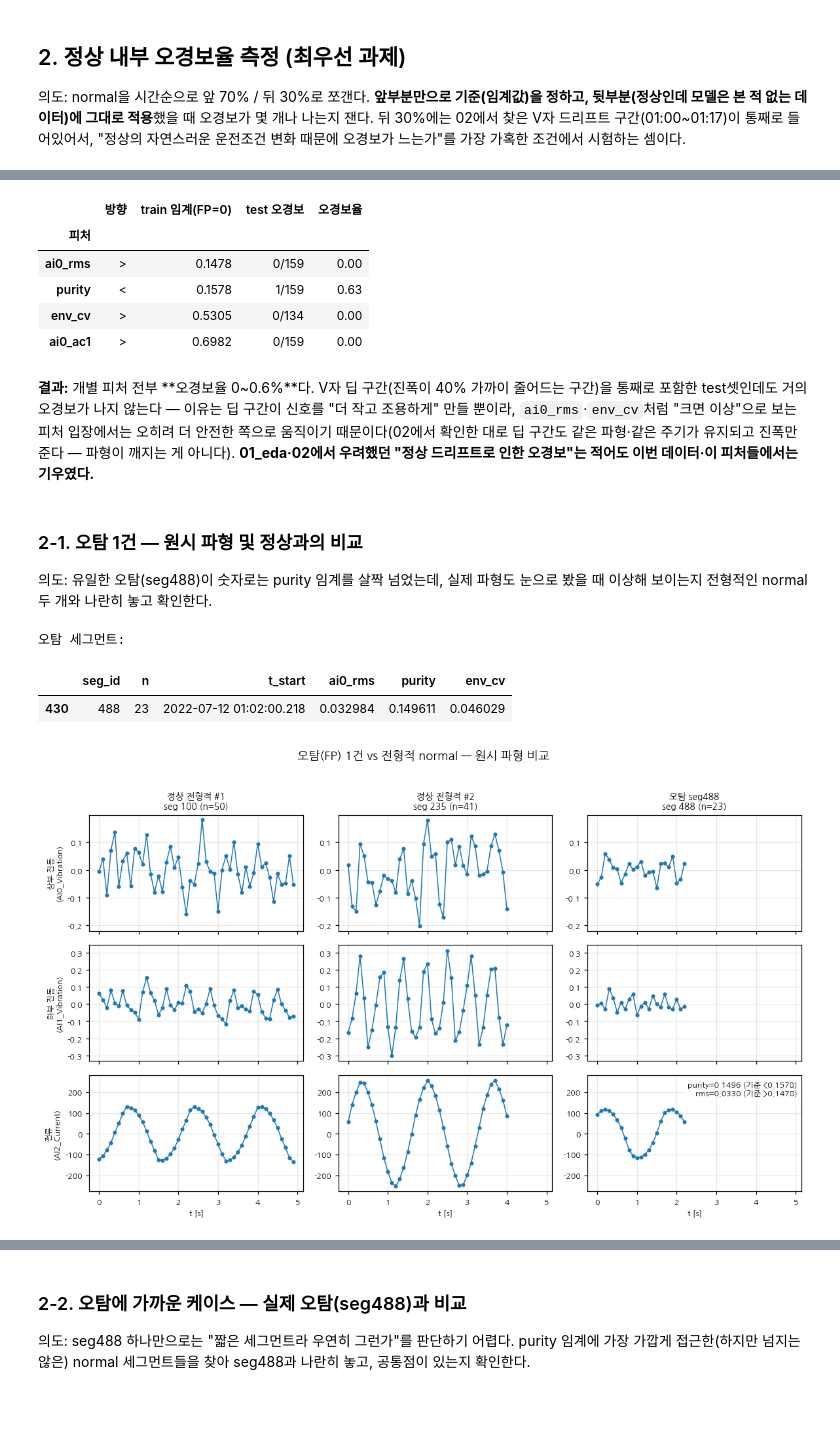
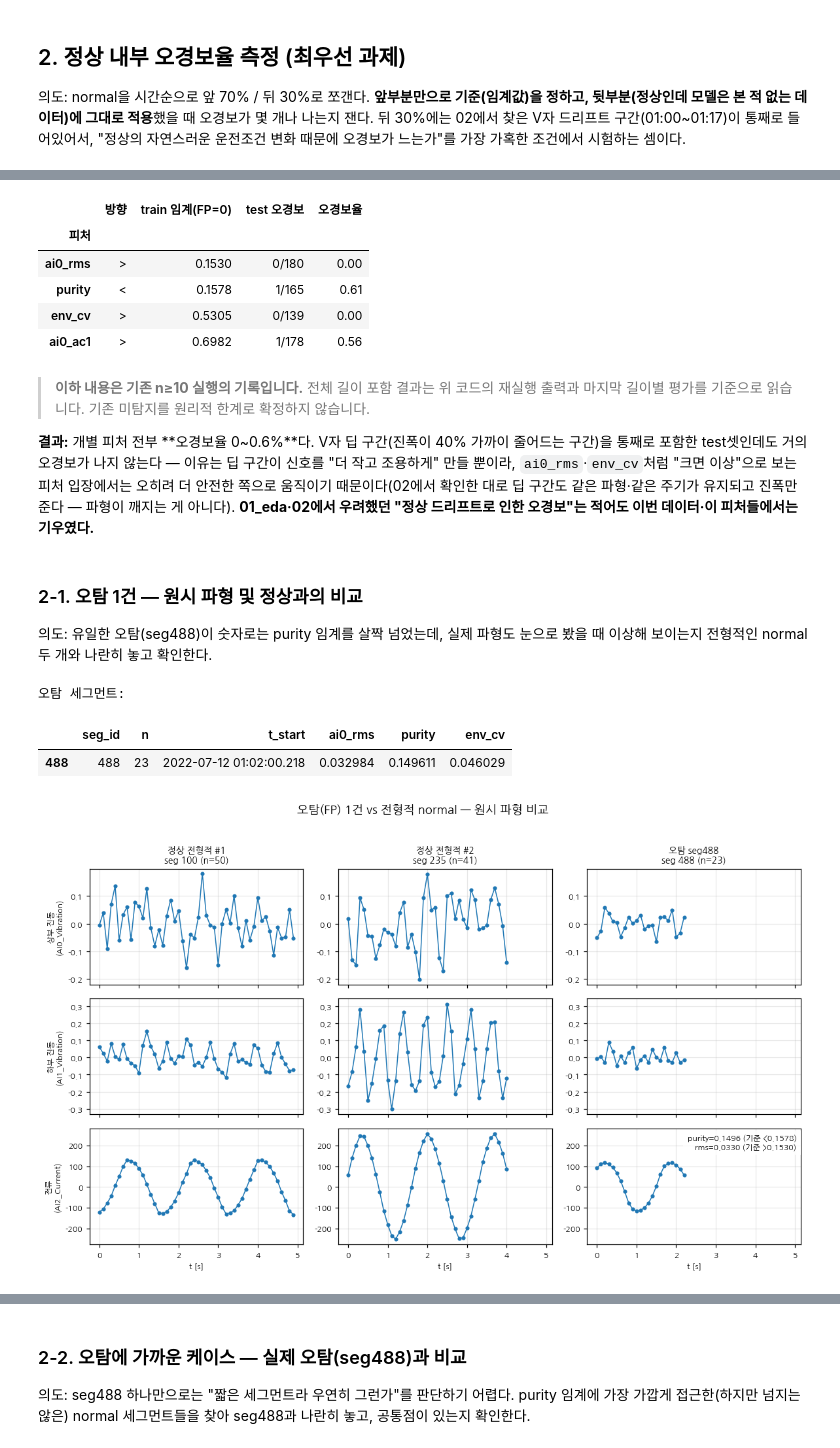
Before and after one commit to kimjaehyeonC/Kamp_AI, a Jupyter notebook: notebooks/03_feature.ipynb, the cells around one changed output, grey strips where cells are left out. Saved outputs shown, nothing was run; the diff lists cells and outputs as text; code cells hidden in the pictures; blank space fills up the shorter version.

```diff
--- a/notebooks/03_feature.ipynb
+++ b/notebooks/03_feature.ipynb
@@ -55,7 +53,7 @@ mpl.rcParams.update({"figure.dpi": 110, "axes.grid": True, "grid.alpha": .3,
 
 DATA_DIR = Path(os.environ.get("KAMP_DATA_DIR", "/mnt/d/data/kamp_ai/press_anomaly_dataset"))
 FS, GAP_THR = 10.0, 0.15
-MIN_N    = 10          # 01·02와 동일: 1초 미만 세그먼트는 제외
+MIN_N    = 1           # 짧은 세그먼트도 전부 포함해 길이별 오류율 평가
 COLOR    = {"normal": "#1f77b4", "outlier": "#d62728"}
 
 normal  = pd.read_csv(DATA_DIR / "press_data_normal.csv", index_col=0, parse_dates=["TimeStamp"])
@@ -85,7 +82,7 @@ def band_purity(x, fs=FS, fmin=1/2.2, fmax=1/0.9):
     P = np.abs(F) ** 2
     band = (freqs >= fmin) & (freqs <= fmax)
     tot = P[1:].sum()
-    return P[band].max() / tot if tot > 0 and band.any() else 0.0
+    return P[band].max() / tot if tot > 0 and band.any() else np.nan
 
 def envelope_cv(x, win=10):
     # 1초(10샘플) 서브윈도우별 RMS의 변동계수. 서브윈도우가 2개 미만(n<20)이면 NaN
@@ -160,16 +157,18 @@ for f, direction in FEATS.items():
     fa  = (test[f] > thr).sum() if direction == ">" else (test[f] < thr).sum()
     valid = test[f].notna().sum()
     rows.append({"피처": f, "방향": direction, "train 임계(FP=0)": round(thr, 4),
-                 "test 오경보": f"{fa}/{valid}", "오경보율": round(fa/valid*100, 2)})
+                 "test 오경보": f"{fa}/{valid}", "오경보율": round(fa/valid*100, 2) if valid else np.nan})
 display(pd.DataFrame(rows).set_index("피처"))
 # %% [output]
 |  | 방향 | train 임계(FP=0) | test 오경보 | 오경보율 |
 | 피처 |  |  |  |  |
-| ai0_rms | > | 0.1478 | 0/159 | 0.00 |
-| purity | < | 0.1578 | 1/159 | 0.63 |
-| env_cv | > | 0.5305 | 0/134 | 0.00 |
-| ai0_ac1 | > | 0.6982 | 0/159 | 0.00 |
+| ai0_rms | > | 0.1530 | 0/180 | 0.00 |
+| purity | < | 0.1578 | 1/165 | 0.61 |
+| env_cv | > | 0.5305 | 0/139 | 0.00 |
+| ai0_ac1 | > | 0.6982 | 1/178 | 0.56 |
 # %% [markdown]
+> **이하 내용은 기존 n≥10 실행의 기록입니다.** 전체 길이 포함 결과는 위 코드의 재실행 출력과 마지막 길이별 평가를 기준으로 읽습니다. 기존 미탐지를 원리적 한계로 확정하지 않습니다.
+
 **결과:** 개별 피처 전부 **오경보율 0~0.6%**다. V자 딥 구간(진폭이 40% 가까이 줄어드는
 구간)을 통째로 포함한 test셋인데도 거의 오경보가 나지 않는다 — 이유는 딥 구간이 신호를
 "더 작고 조용하게" 만들 뿐이라, `ai0_rms`·`env_cv`처럼 "크면 이상"으로 보는 피처 입장에서는
@@ -188,35 +187,35 @@ print("오탐 세그먼트:")
 display(fp[["seg_id", "n", "t_start", "ai0_rms", "purity", "env_cv"]])
 
 raw_channels = ["AI0_Vibration", "AI1_Vibration", "AI2_Current"]
 raw_names = ["상부 진동", "하부 진동", "전류"]
-fp_sid = int(fp.seg_id.iloc[0])
+fp_sid = int(fp.seg_id.iloc[0]) if len(fp) else int(test.nsmallest(1, "purity").seg_id.iloc[0])
 picks = [("정상 전형적 #1", "normal", 100), ("정상 전형적 #2", "normal", 235),
          (f"오탐 seg{fp_sid}", "normal", fp_sid)]
 
 fig, axes = plt.subplots(3, len(picks), figsize=(3.6*len(picks), 6.5), sharex=True)
 for j, (label, k, sid) in enumerate(picks):
     g = SEG[k][SEG[k].seg_id == sid]
     t = np.arange(len(g)) / FS
     for i, (ch, name) in enumerate(zip(raw_channels, raw_names)):
         axes[i, j].plot(t, g[ch], "o-", color=COLOR[k], lw=1, ms=3)
         if j == 0: axes[i, j].set_ylabel(f"{name}\n({ch})", fontsize=8)
     axes[0, j].set_title(f"{label}\nseg {sid} (n={len(g)})", fontsize=9)
     axes[-1, j].set_xlabel("t [s]", fontsize=8)
 for i in range(3):
     lo = min(ax.get_ylim()[0] for ax in axes[i]); hi = max(ax.get_ylim()[1] for ax in axes[i])
     for ax in axes[i]: ax.set_ylim(lo, hi)
 
-r = fp.iloc[0]
+r = Fn.loc[Fn.seg_id == fp_sid].iloc[0]
 axes[2, -1].text(.98, .95,
                   f"purity={r.purity:.4f} (기준 <{pur_thr:.4f})\n"
                   f"rms={r.ai0_rms:.4f} (기준 >{rms_thr:.4f})",
                   transform=axes[2, -1].transAxes, ha="right", va="top", fontsize=8,
                   bbox=dict(facecolor="white", alpha=.85, edgecolor="none"))
 fig.suptitle("오탐(FP) 1건 vs 전형적 normal — 원시 파형 비교", y=1.02)
 plt.tight_layout(); plt.show()
 # %% [output]
 오탐 세그먼트:
 |  | seg_id | n | t_start | ai0_rms | purity | env_cv |
-| 430 | 488 | 23 | 2022-07-12 01:02:00.218 | 0.032984 | 0.149611 | 0.046029 |
+| 488 | 488 | 23 | 2022-07-12 01:02:00.218 | 0.032984 | 0.149611 | 0.046029 |
-[figure, old version]
+[figure, new version]
 # %% [markdown]
```
Also changed, not shown: parts of 16 cells of this notebook, 4 other files.
